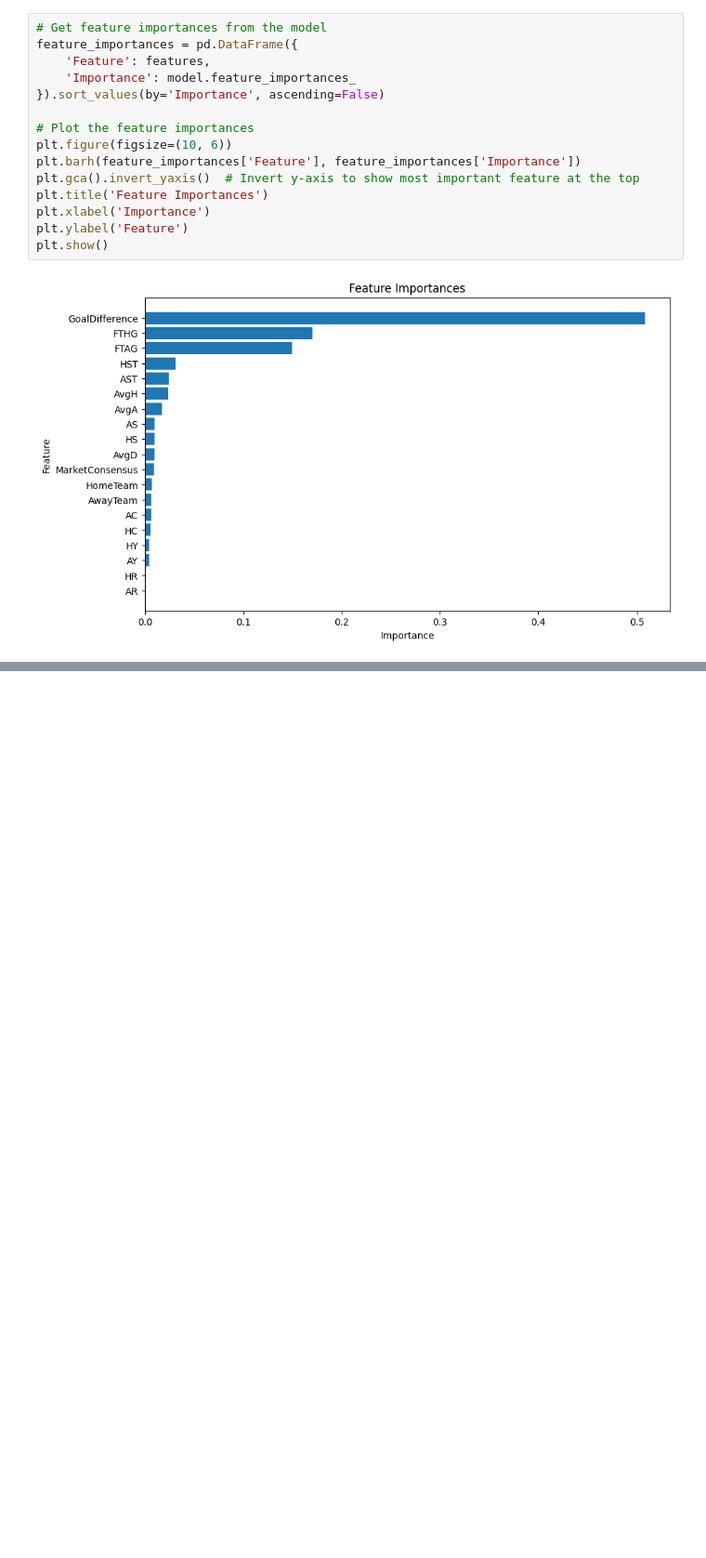
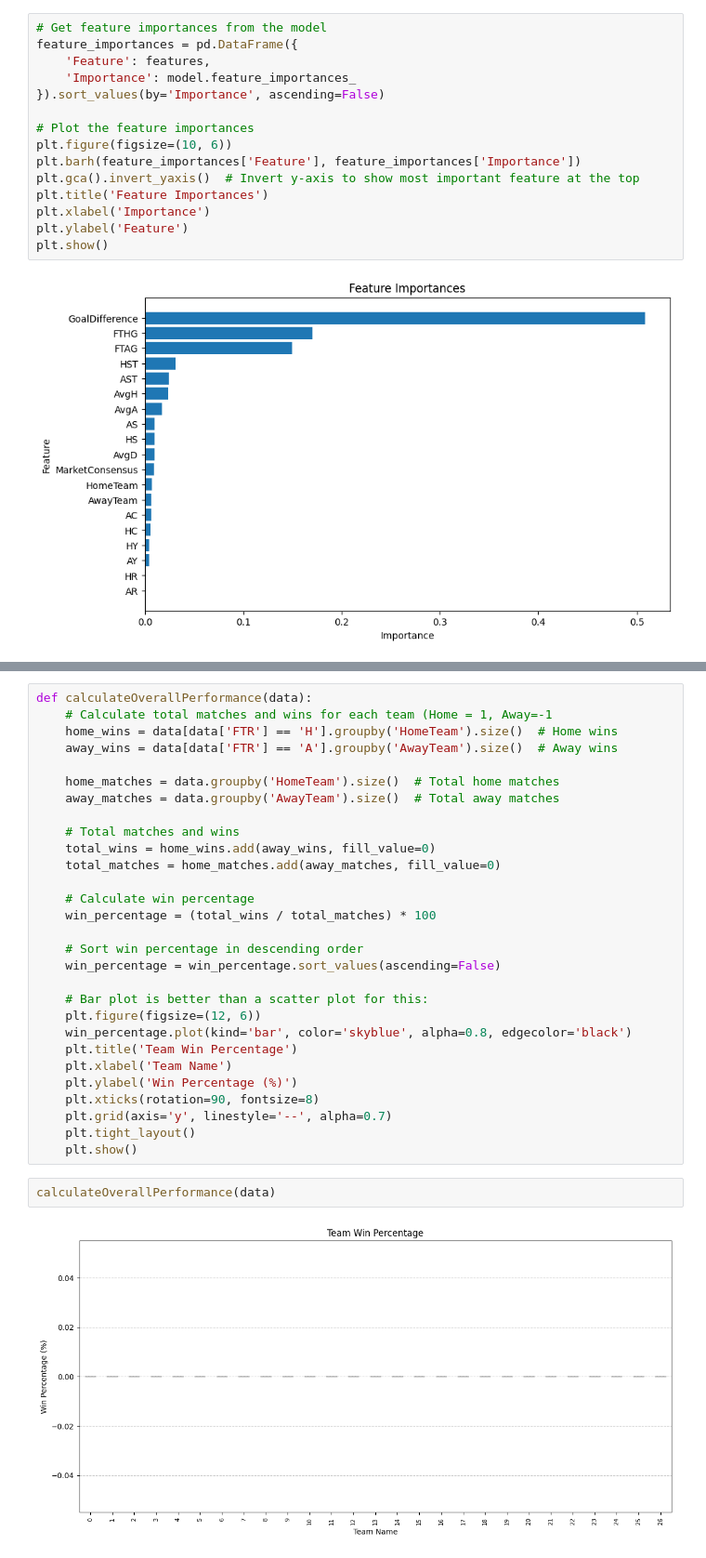
Before and after one commit to Joeski88/Betpredictornotebook, a Jupyter notebook: jupyter_notebooks/02 - DataStudy.ipynb, the cells around one changed output, grey strips where cells are left out. Shown at 93% size. Saved outputs shown, nothing was run; the diff lists cells and outputs as text; blank space fills up the shorter version.

```diff
--- a/jupyter_notebooks/02 - DataStudy.ipynb
+++ b/jupyter_notebooks/02 - DataStudy.ipynb
@@ -289,0 +310,33 @@ plt.show()
+# %%
+def calculateOverallPerformance(data):
+    # Calculate total matches and wins for each team (Home = 1, Away=-1
+    home_wins = data[data['FTR'] == 'H'].groupby('HomeTeam').size()  # Home wins
+    away_wins = data[data['FTR'] == 'A'].groupby('AwayTeam').size()  # Away wins
+
+    home_matches = data.groupby('HomeTeam').size()  # Total home matches
+    away_matches = data.groupby('AwayTeam').size()  # Total away matches
+
+    # Total matches and wins
+    total_wins = home_wins.add(away_wins, fill_value=0)
+    total_matches = home_matches.add(away_matches, fill_value=0)
+
+    # Calculate win percentage
+    win_percentage = (total_wins / total_matches) * 100
+
+    # Sort win percentage in descending order
+    win_percentage = win_percentage.sort_values(ascending=False)
+
+    # Bar plot is better than a scatter plot for this:
+    plt.figure(figsize=(12, 6))
+    win_percentage.plot(kind='bar', color='skyblue', alpha=0.8, edgecolor='black')
+    plt.title('Team Win Percentage')
+    plt.xlabel('Team Name')
+    plt.ylabel('Win Percentage (%)')
+    plt.xticks(rotation=90, fontsize=8)
+    plt.grid(axis='y', linestyle='--', alpha=0.7)
+    plt.tight_layout()
+    plt.show()
+# %%
+calculateOverallPerformance(data)
+# %% [output]
+[figure, added]
```
Also changed, not shown: parts of 3 cells of this notebook, 8 other files.
